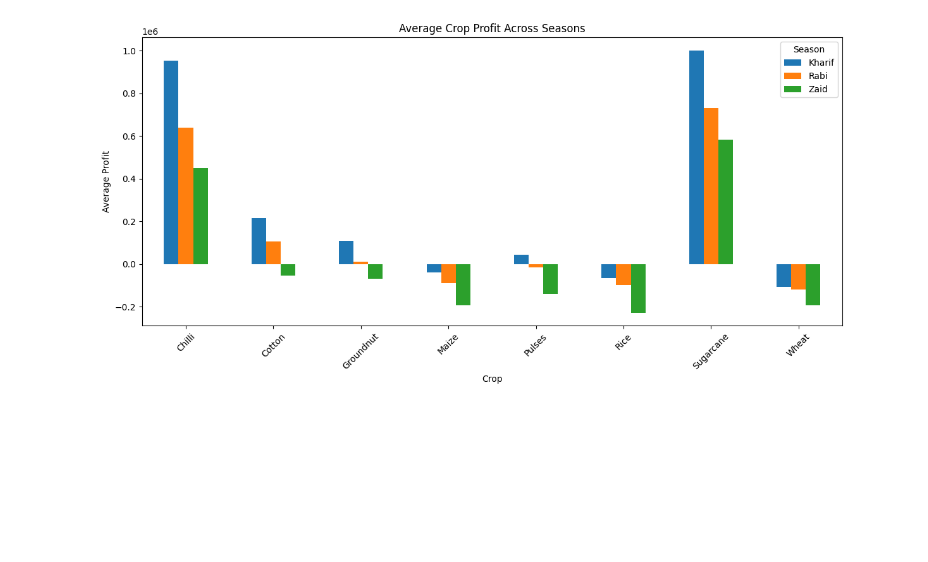
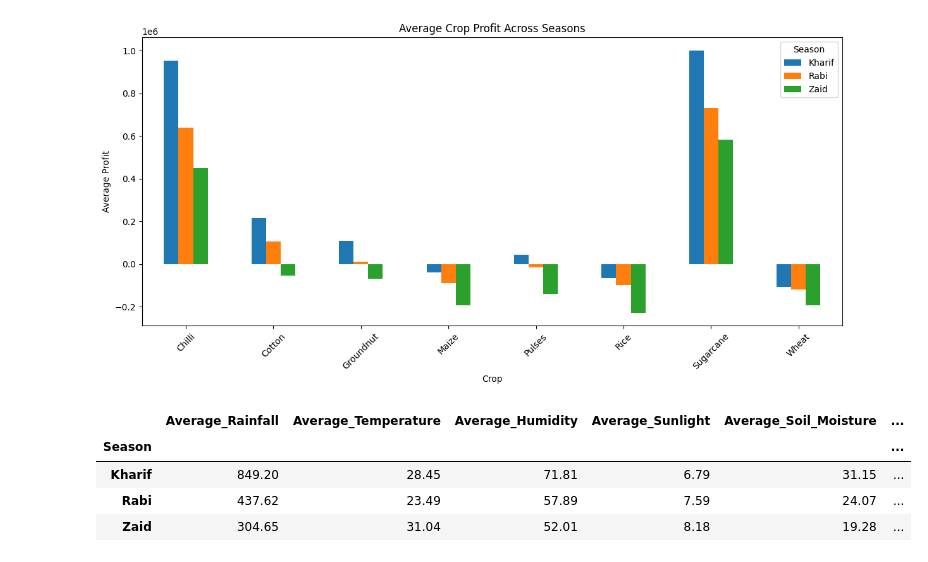
Before and after one commit to kaustubh9306-git/seasonal-agriculture-performance-analysis, a Jupyter notebook: Untitled4.ipynb, the cells around one changed output. Drawn from its saved outputs; the diff is of its cells as text; code cells hidden in the pictures; blank space fills up the shorter version.

```diff
--- a/Untitled4.ipynb
+++ b/Untitled4.ipynb
@@ -285,3 +285,20 @@ plt.tight_layout()
 plt.show()
 # %% [output]
 [figure]
+# %%
+environment_summary = df_clean.groupby("Season").agg(
+    Average_Rainfall=("Rainfall_mm", "mean"),
+    Average_Temperature=("Avg_Temperature_C", "mean"),
+    Average_Humidity=("Humidity_pct", "mean"),
+    Average_Sunlight=("Sunlight_Hours_Day", "mean"),
+    Average_Soil_Moisture=("Soil_Moisture_pct", "mean"),
+    Average_Soil_pH=("Soil_pH", "mean")
+).round(2)
+
+environment_summary
+# %% [output]
+|  | Average_Rainfall | Average_Temperature | Average_Humidity | Average_Sunlight | Average_Soil_Moisture | ... |
+| Season |  |  |  |  |  | ... |
+| Kharif | 849.20 | 28.45 | 71.81 | 6.79 | 31.15 | ... |
+| Rabi | 437.62 | 23.49 | 57.89 | 7.59 | 24.07 | ... |
+| Zaid | 304.65 | 31.04 | 52.01 | 8.18 | 19.28 | ... |
```
Also changed, not shown: parts of 11 cells of this notebook.
